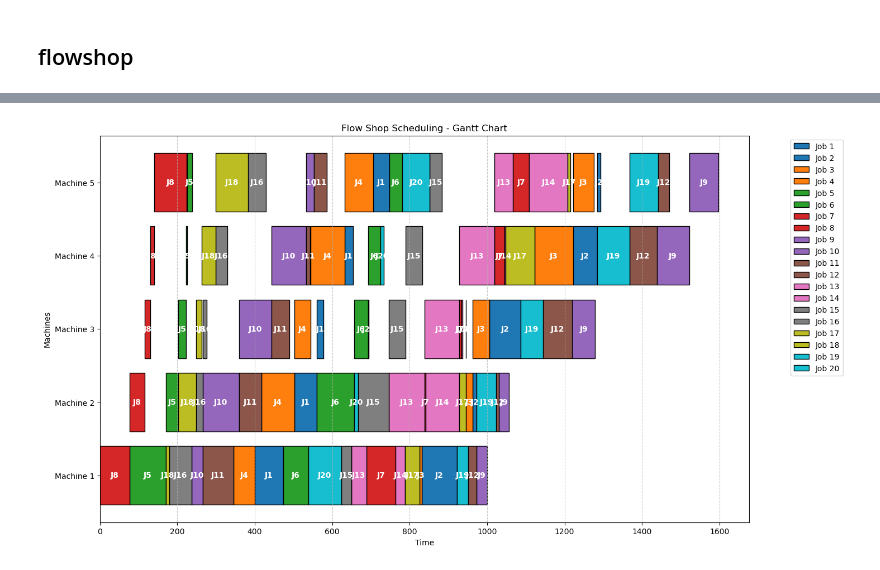
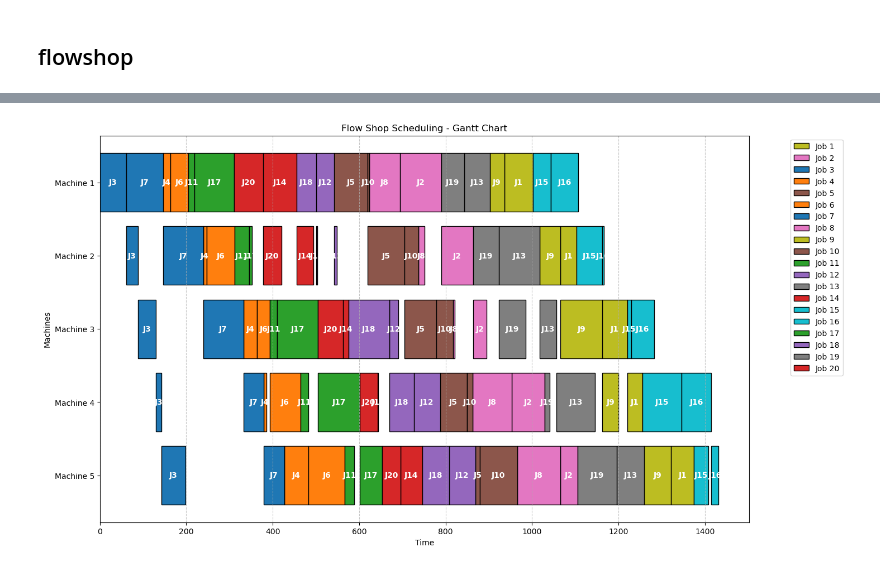
Before and after one commit to pedrovsglima/optimization-mip-cp, a Jupyter notebook: examples/formulation.ipynb, the cells around one changed output, grey strips where cells are left out. Drawn from its saved outputs; the diff is of its cells as text; code cells hidden in the pictures.

```diff
--- a/examples/formulation.ipynb
+++ b/examples/formulation.ipynb
@@ -102,7 +94,15 @@ def flowshop_model(num_jobs: int, num_machines: int, processing_times: list[list
 file_path = "../data/flowshop_tai20_5.txt"
 flowshop = read_instances.FlowShop(file_path)
 
-flowshop_data = flowshop.data[2]
+flowshop_data = flowshop.data[4]
 
 print(flowshop_data)
+
+num_jobs = flowshop_data["nb_jobs"]
+num_machines = flowshop_data["nb_machines"]
+processing_times = np.array(flowshop_data["times"]).T
+seed = str(flowshop_data["seed"])
+
+print(num_jobs, num_machines, seed)
+print(processing_times)
 # %% [output]
@@ -110,10 +126,5 @@ print(flowshop_data)
 # %%
-model, C, x, C_max = flowshop_model(
-    flowshop_data["nb_jobs"],
-    flowshop_data["nb_machines"],
-    flowshop_data["times"]
-)
-seed = str(flowshop_data["seed"])
+model, C, x, C_max = flowshop_model(num_jobs, num_machines, processing_times)
 
 solver = pulp.PULP_CBC_CMD(msg=False, timeLimit=120, options=[f"randomSeed {seed}"])
 print(solver.toDict())
@@ -176,41 +187,39 @@ Performance Gap: 6550.00%
 # %%
+# gantt_chart
 
 fig, ax = plt.subplots(figsize=(15, 9))
 
-num_jobs = flowshop_data["nb_jobs"]
-num_machines = flowshop_data["nb_machines"]
-processing_times = flowshop_data["times"]
+colors = plt.get_cmap("tab10", num_jobs)  # colormap for jobs
 
-colors = plt.cm.get_cmap("tab10", num_jobs)  # Get distinct colors for jobs
+# get optimal job positions
+optimal_schedule = [(i, k) for i in range(num_jobs) for k in range(num_jobs) if x[i][k].varValue == 1]
 
-optimal_schedule = [(i, k) for i in range(flowshop_data["nb_jobs"]) for k in range(flowshop_data["nb_jobs"]) if x[i][k].varValue == 1]
+# plot jobs on each machine
+for job, position in optimal_schedule:
+    for j in range(num_machines):
+        processing_time = processing_times[position][j]
+        start_time = C[position][j].varValue - processing_time
 
-sorted_jobs = sorted(optimal_schedule, key=lambda x: x[1])  # Sort by position
+        ax.barh(y=j, width=processing_time, left=start_time,
+                color=colors(position % num_jobs), edgecolor="black", label=f"Job {job+1}" if j == 0 else "")
 
-for job, position in sorted_jobs:
-    for j in range(num_machines):
-        end_time = C[job][j].varValue  # Completion time
-        start_time = end_time - processing_times[j][job]  # Compute correct start time
+        # text inside bars
+        ax.text(start_time + (processing_time / 2), j, f"J{job+1}",
+                ha="center", va="center", color="white", fontsize=10, fontweight="bold")
 
-        ax.barh(y=f"Machine {j+1}", width=processing_times[j][job], left=start_time,
-                color=colors(position), edgecolor='black', label=f"Job {position+1}" if j == 0 else "")
-
-        # Add text inside bars
-        ax.text(start_time + (processing_times[j][job] / 2), j, f"J{position+1}",
-                ha='center', va='center', color='white', fontsize=10, fontweight='bold')
-
-# Labels and title
+# labels and title
 ax.set_xlabel("Time")
 ax.set_ylabel("Machines")
 ax.set_title("Flow Shop Scheduling - Gantt Chart")
 
-# Ensure machines remain in correct order
+# configure Y-axis
 ax.set_yticks(range(num_machines))
 ax.set_yticklabels([f"Machine {j+1}" for j in range(num_machines)])
+ax.invert_yaxis()
 
 ax.legend(loc="upper right", bbox_to_anchor=(1.15, 1))
-ax.grid(axis='x', linestyle='--', alpha=0.7)
+ax.grid(axis="x", linestyle="--", alpha=0.7)
 
 plt.show()
 # %% [output]
-[figure, old version]
+[figure, new version]
```
Also changed, not shown: parts of 8 cells of this notebook.
